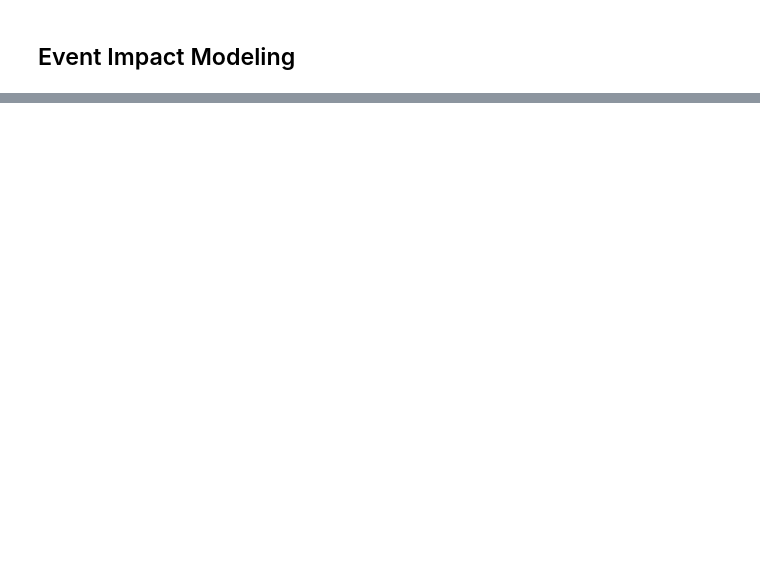
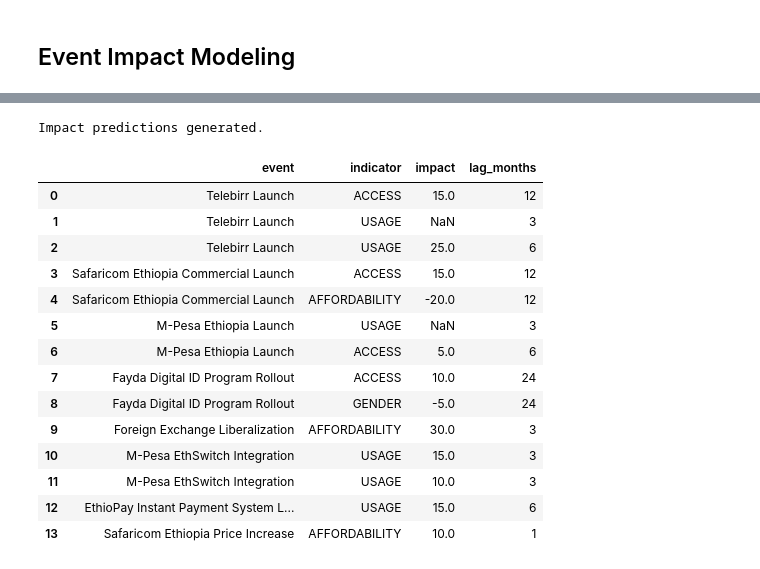
Before and after one commit to amubarke/Forecasting-Financial-Inclusion-in-Ethiopia-week-10, a Jupyter notebook: notebooks/modeling.ipynb, the cells around one changed output, grey strips where cells are left out. Cells and saved outputs as stored; diff of their text form; code cells hidden in the pictures; blank space fills up the shorter version.

```diff
--- a/notebooks/modeling.ipynb
+++ b/notebooks/modeling.ipynb
@@ -88,0 +45,20 @@ KeyError: 'Account Ownership Rate'
+# %%
+pred = model.predict_impact()
+display(pred)
+# %% [output]
+Impact predictions generated.
+|  | event | indicator | impact | lag_months |
+| 0 | Telebirr Launch | ACCESS | 15.0 | 12 |
+| 1 | Telebirr Launch | USAGE | NaN | 3 |
+| 2 | Telebirr Launch | USAGE | 25.0 | 6 |
+| 3 | Safaricom Ethiopia Commercial Launch | ACCESS | 15.0 | 12 |
+| 4 | Safaricom Ethiopia Commercial Launch | AFFORDABILITY | -20.0 | 12 |
+| 5 | M-Pesa Ethiopia Launch | USAGE | NaN | 3 |
+| 6 | M-Pesa Ethiopia Launch | ACCESS | 5.0 | 6 |
+| 7 | Fayda Digital ID Program Rollout | ACCESS | 10.0 | 24 |
+| 8 | Fayda Digital ID Program Rollout | GENDER | -5.0 | 24 |
+| 9 | Foreign Exchange Liberalization | AFFORDABILITY | 30.0 | 3 |
+| 10 | M-Pesa EthSwitch Integration | USAGE | 15.0 | 3 |
+| 11 | M-Pesa EthSwitch Integration | USAGE | 10.0 | 3 |
+| 12 | EthioPay Instant Payment System L... | USAGE | 15.0 | 6 |
+| 13 | Safaricom Ethiopia Price Increase | AFFORDABILITY | 10.0 | 1 |
```
Also changed, not shown: parts of 18 cells of this notebook.
